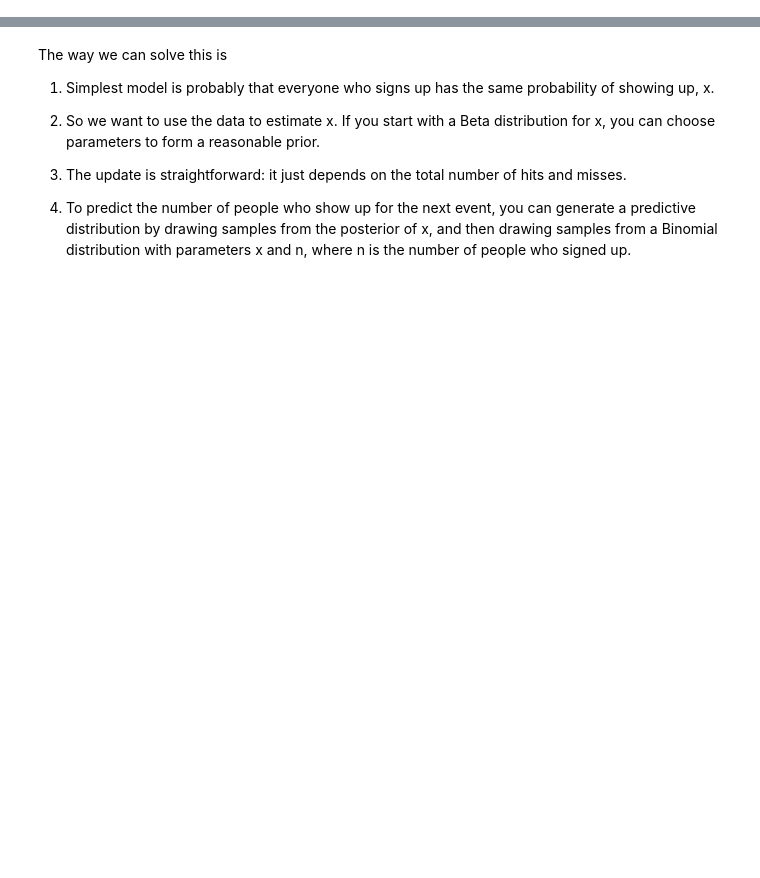
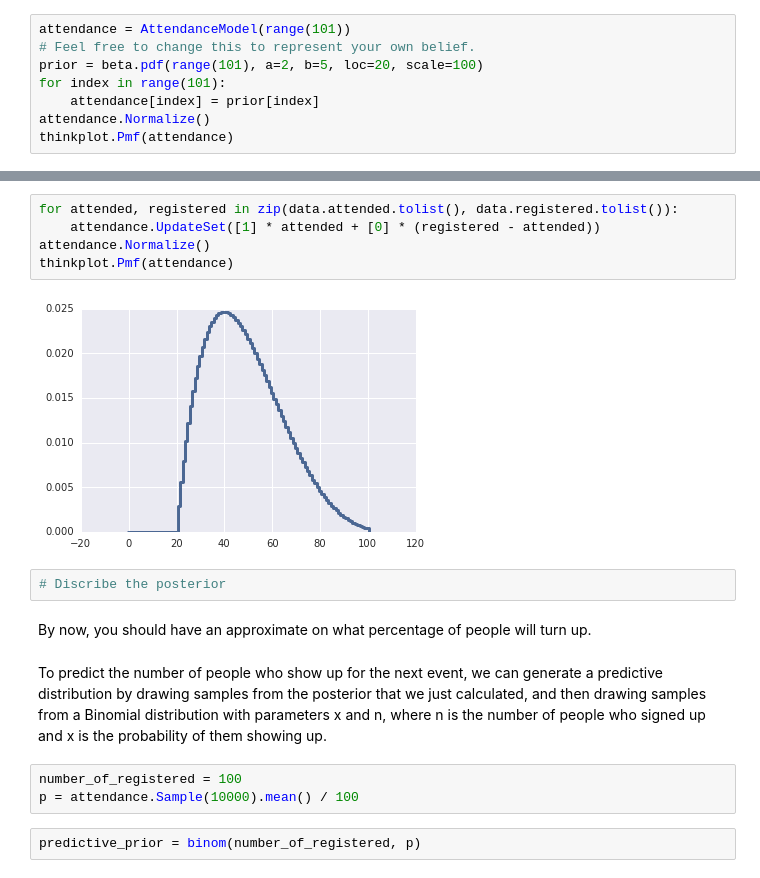
Before and after one commit to heaven00/bayestalk, a Jupyter notebook: Attendance Problem.ipynb, the cells around one changed output, grey strips where cells are left out. Cells and saved outputs as stored; diff of their text form; blank space fills up the shorter version.

```diff
--- a/Attendance Problem.ipynb
+++ b/Attendance Problem.ipynb
@@ -27,0 +45,8 @@ data.head(7)
+# %%
+attendance = AttendanceModel(range(101))
+# Feel free to change this to represent your own belief.
+prior = beta.pdf(range(101), a=2, b=5, loc=20, scale=100)
+for index in range(101):
+    attendance[index] = prior[index]
+attendance.Normalize()
+thinkplot.Pmf(attendance)
@@ -28,10 +55,18 @@ data.head(7)
+# %%
+for attended, registered in zip(data.attended.tolist(), data.registered.tolist()):
+    attendance.UpdateSet([1] * attended + [0] * (registered - attended))
+attendance.Normalize()
+thinkplot.Pmf(attendance)
+# %% [output]
+[figure, added]
+# %%
+# Discribe the posterior
+# %% [markdown]
+By now, you should have an approximate on what percentage of people will turn up.
 # %% [markdown]
-The way we can solve this is
-
-1) Simplest model is probably that everyone who signs up has the same probability of showing up, x.
-
-2) So we want to use the data to estimate x.  If you start with a Beta distribution for x, you can choose parameters to form a reasonable prior.
-
-3) The update is straightforward: it just depends on the total number of hits and misses.
-
-4) To predict the number of people who show up for the next event, you can generate a predictive distribution by drawing samples from the posterior of x, and then drawing samples from a Binomial distribution with parameters x and n, where n is the number of people who signed up.
+To predict the number of people who show up for the next event, we can generate a predictive distribution by drawing samples from the posterior that we just calculated, and then drawing samples from a Binomial distribution with parameters x and n, where n is the number of people who signed up and x is the probability of them showing up.
+# %%
+number_of_registered = 100
+p = attendance.Sample(10000).mean() / 100
+# %%
+predictive_prior = binom(number_of_registered, p)
```
Also changed, not shown: parts of 20 cells of this notebook, 3 other files.
